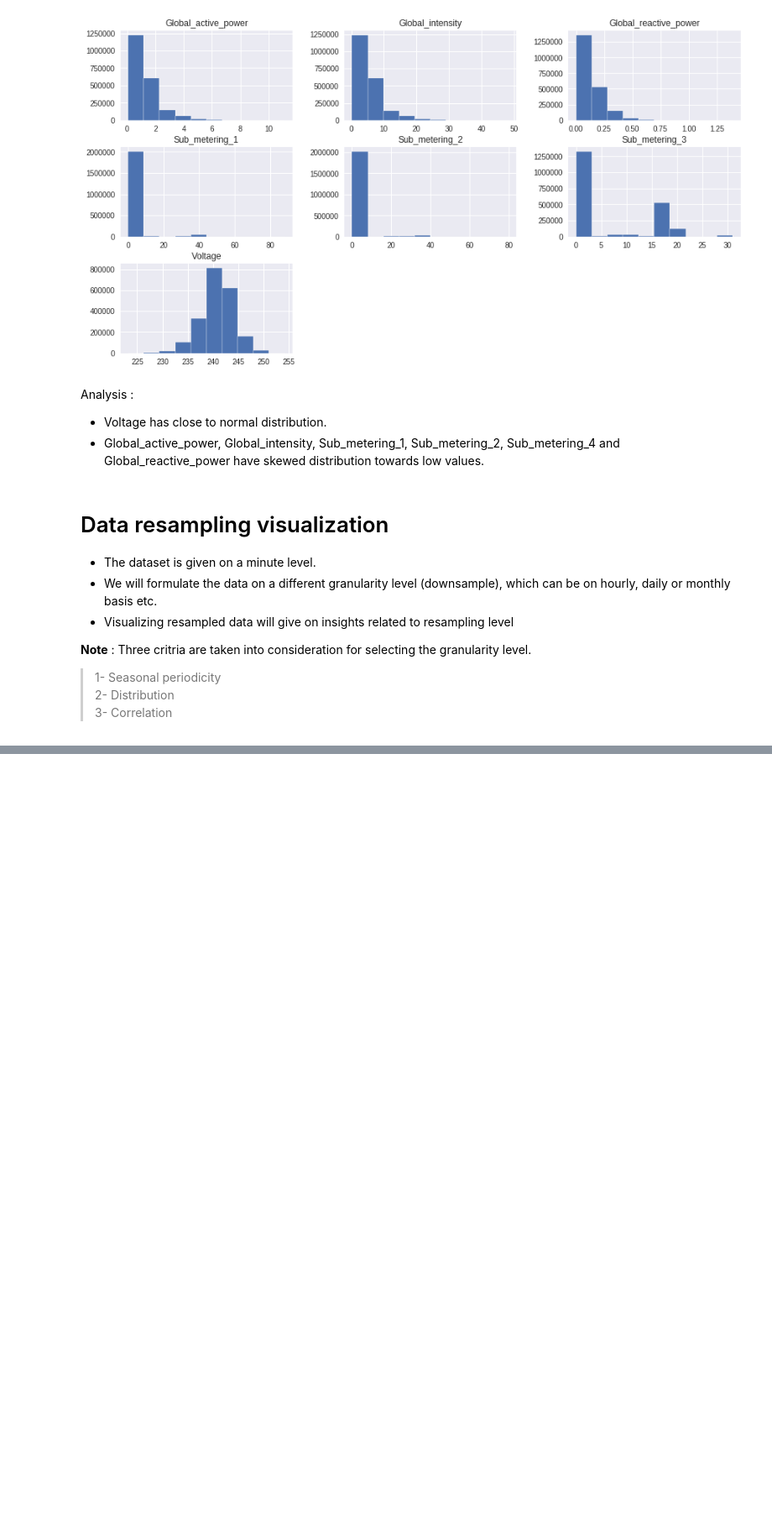
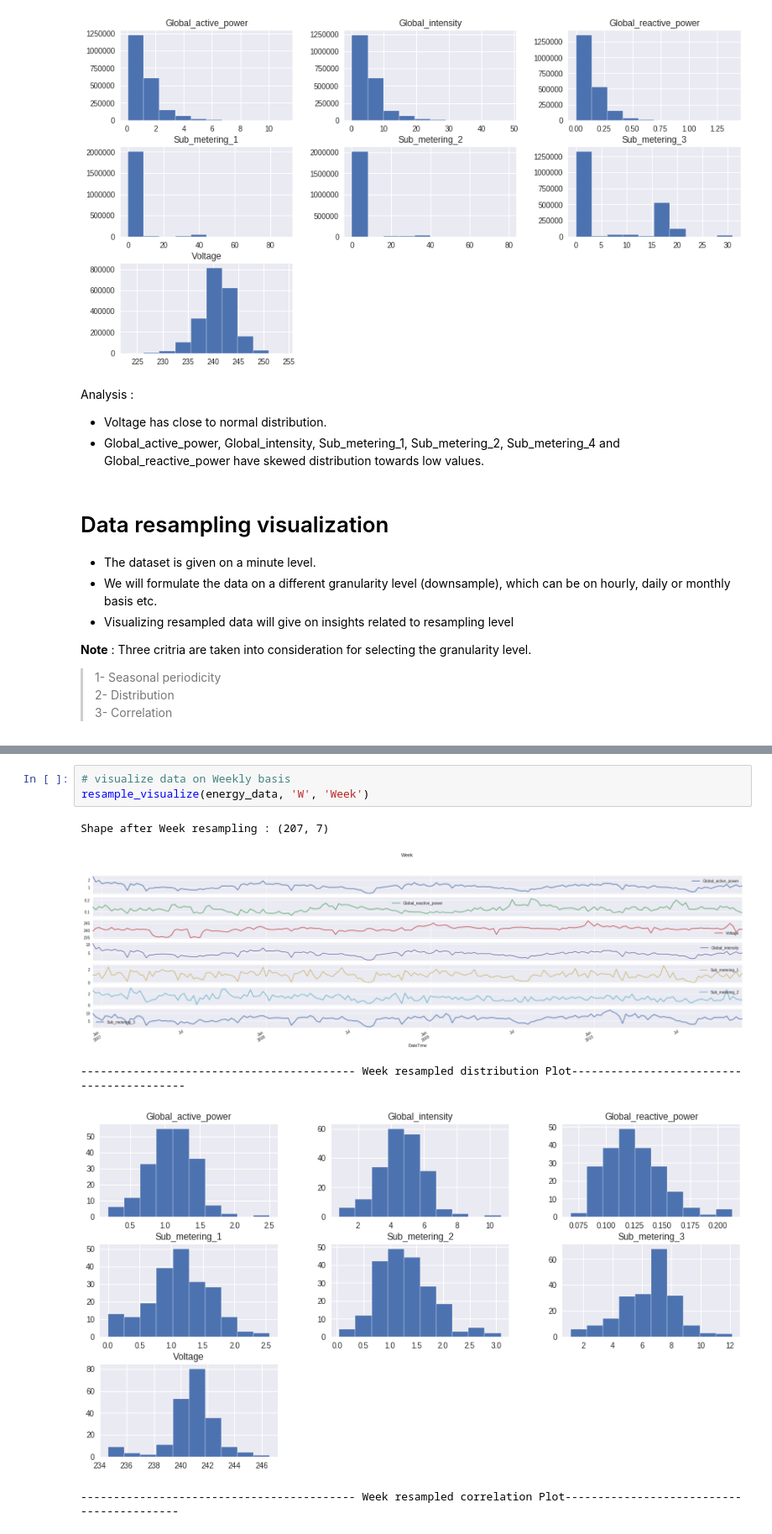
Before and after one commit to iam-armanahmed/household-electric-power-consumption, a Jupyter notebook: 1-Exploratory-Data_Anlaysis.ipynb, the cells around one changed output, grey strips where cells are left out. Shown at 84% size. Cells and saved outputs as stored; diff of their text form; blank space fills up the shorter version.

```diff
--- a/1-Exploratory-Data_Anlaysis.ipynb
+++ b/1-Exploratory-Data_Anlaysis.ipynb
@@ -286 +290,10 @@ resample_visualize(energy_data, 'D', 'Daily')
 [figure]
+# %%
+# visualize data on Weekly basis
+resample_visualize(energy_data, 'W', 'Week')
+# %% [output]
+Shape after Week resampling : (207, 7)
+[figure, added]
+------------------------------------------ Week resampled distribution Plot------------------------------------------
+[figure, added]
+------------------------------------------ Week resampled correlation Plot------------------------------------------
```
Also changed, not shown: parts of 19 cells of this notebook.
